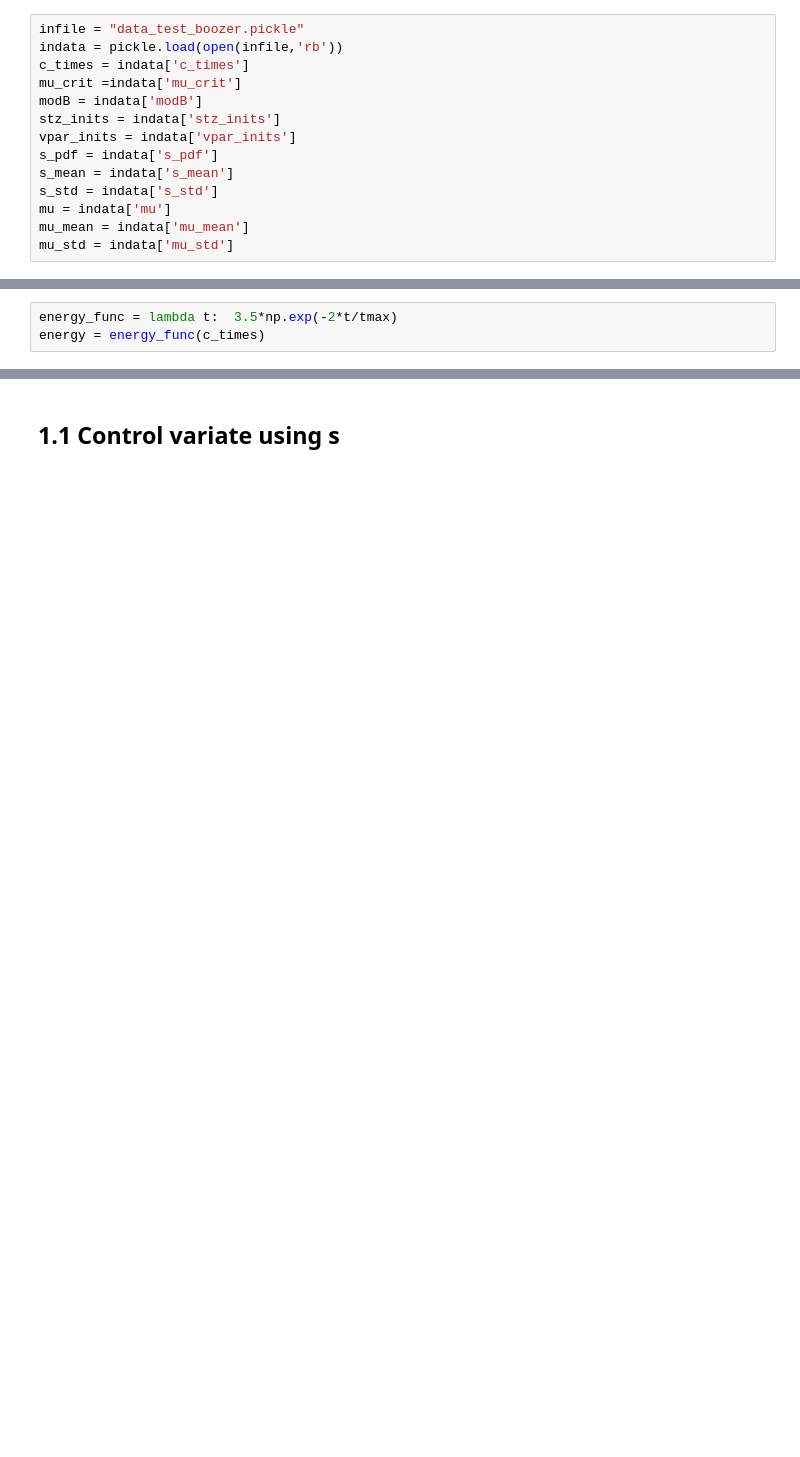
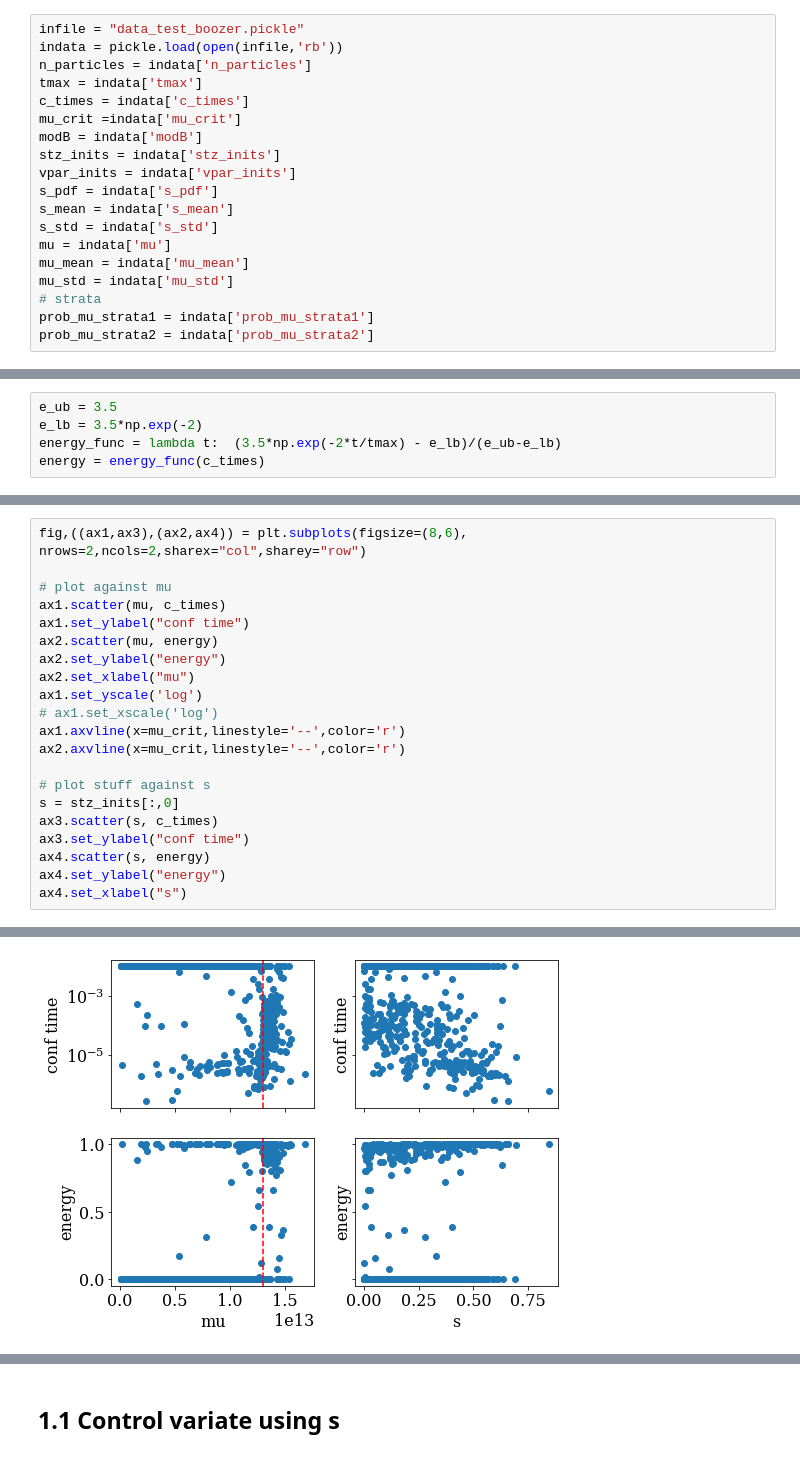
Before and after one commit to mishapadidar/alpha_particle_opt, a Jupyter notebook: experiments/variance_reduction/plot_notebook.ipynb, the cells around one changed output, grey strips where cells are left out. Saved outputs shown, nothing was run; the diff lists cells and outputs as text; blank space fills up the shorter version.

```diff
--- a/experiments/variance_reduction/plot_notebook.ipynb
+++ b/experiments/variance_reduction/plot_notebook.ipynb
@@ -16,6 +19,8 @@ matplotlib.rcParams.update({'font.size': 16})
 # %%
 infile = "data_test_boozer.pickle"
 indata = pickle.load(open(infile,'rb'))
+n_particles = indata['n_particles']
+tmax = indata['tmax']
 c_times = indata['c_times']
 mu_crit =indata['mu_crit']
 modB = indata['modB']
@@ -27,3 +32,6 @@ s_std = indata['s_std']
 mu = indata['mu']
 mu_mean = indata['mu_mean']
 mu_std = indata['mu_std']
+# strata
+prob_mu_strata1 = indata['prob_mu_strata1']
+prob_mu_strata2 = indata['prob_mu_strata2']
@@ -32,3 +38,5 @@ KeyError: 's_pdf'
 # %%
-energy_func = lambda t:  3.5*np.exp(-2*t/tmax)
+e_ub = 3.5
+e_lb = 3.5*np.exp(-2)
+energy_func = lambda t:  (3.5*np.exp(-2*t/tmax) - e_lb)/(e_ub-e_lb)
 energy = energy_func(c_times)
@@ -34,0 +47,22 @@ energy = energy_func(c_times)
+# %%
+fig,((ax1,ax3),(ax2,ax4)) = plt.subplots(figsize=(8,6), nrows=2,ncols=2,sharex="col",sharey="row")
+
+# plot against mu
+ax1.scatter(mu, c_times)
+ax1.set_ylabel("conf time")
+ax2.scatter(mu, energy)
+ax2.set_ylabel("energy")
+ax2.set_xlabel("mu")
+ax1.set_yscale('log')
+# ax1.set_xscale('log')
+ax1.axvline(x=mu_crit,linestyle='--',color='r')
+ax2.axvline(x=mu_crit,linestyle='--',color='r')
+
+# plot stuff against s
+s = stz_inits[:,0]
+ax3.scatter(s, c_times)
+ax3.set_ylabel("conf time")
+ax4.scatter(s, energy)
+ax4.set_ylabel("energy")
+ax4.set_xlabel("s")
+# %% [output]
@@ -35 +70,2 @@ energy = energy_func(c_times)
+[figure, added]
 # %% [markdown]
```
Also changed, not shown: parts of 33 cells of this notebook, 2 other files.
